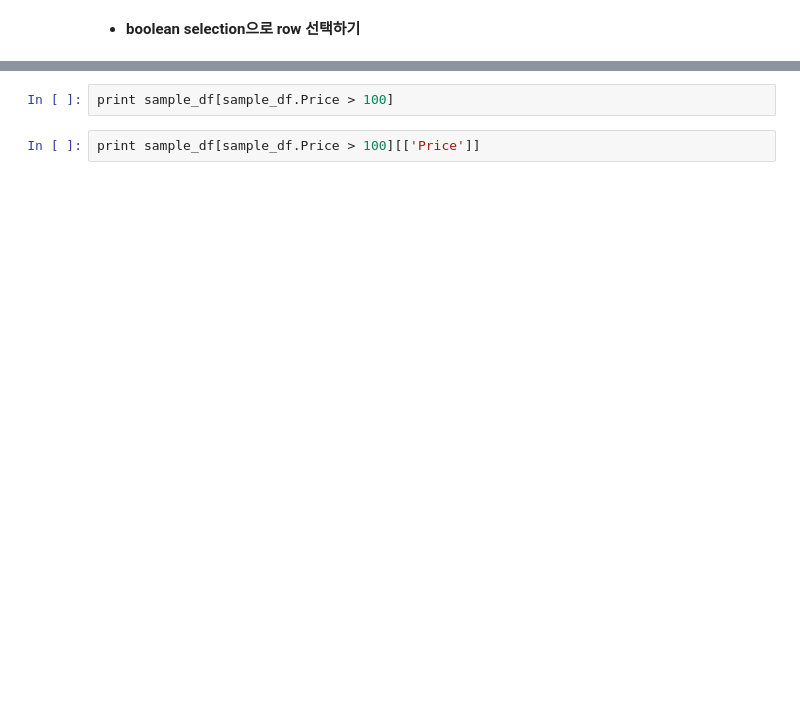
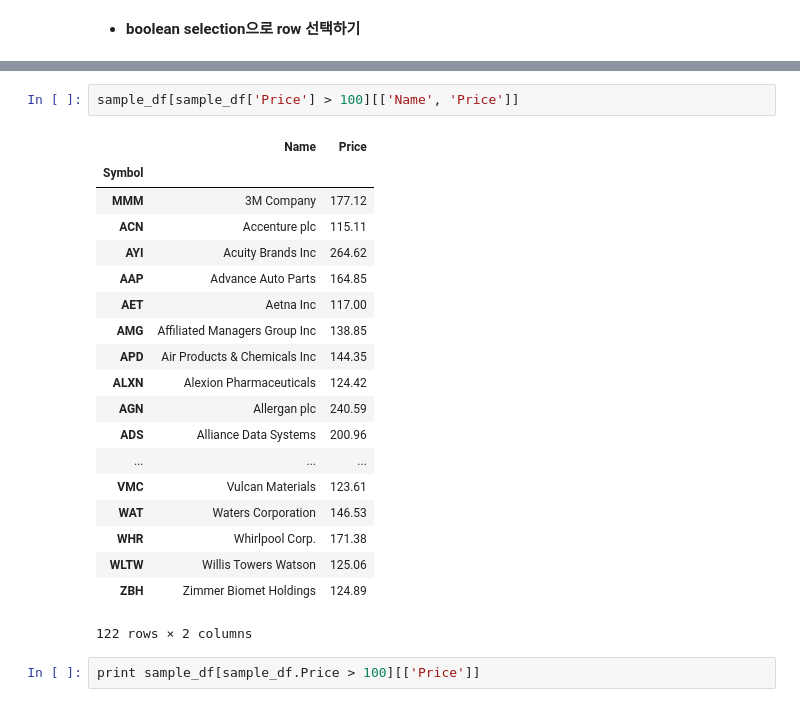
Before and after one commit to DaMacho/data-science-school-5th, a Jupyter notebook: day07_numpy pandas/dss_day7(numpy pandas).ipynb, the cells around one changed output, grey strips where cells are left out. Cells and saved outputs as stored; diff of their text form; blank space fills up the shorter version.

```diff
--- a/day07_numpy pandas/dss_day7(numpy pandas).ipynb
+++ b/day07_numpy pandas/dss_day7(numpy pandas).ipynb
@@ -550,4 +1271,24 @@ print sample_df.Price > 100
 # %%
-print sample_df[sample_df.Price > 100]
+sample_df[sample_df['Price'] > 100][['Name', 'Price']]
+# %% [output]
+|  | Name | Price |
+| Symbol |  |  |
+| MMM | 3M Company | 177.12 |
+| ACN | Accenture plc | 115.11 |
+| AYI | Acuity Brands Inc | 264.62 |
+| AAP | Advance Auto Parts | 164.85 |
+| AET | Aetna Inc | 117.00 |
+| AMG | Affiliated Managers Group Inc | 138.85 |
+| APD | Air Products & Chemicals Inc | 144.35 |
+| ALXN | Alexion Pharmaceuticals | 124.42 |
+| AGN | Allergan plc | 240.59 |
+| ADS | Alliance Data Systems | 200.96 |
+| ... | ... | ... |
+| VMC | Vulcan Materials | 123.61 |
+| WAT | Waters Corporation | 146.53 |
+| WHR | Whirlpool Corp. | 171.38 |
+| WLTW | Willis Towers Watson | 125.06 |
+| ZBH | Zimmer Biomet Holdings | 124.89 |
+122 rows × 2 columns
 # %%
 print sample_df[sample_df.Price > 100][['Price']]
```
Also changed, not shown: parts of 133 cells of this notebook, 15 other files.
